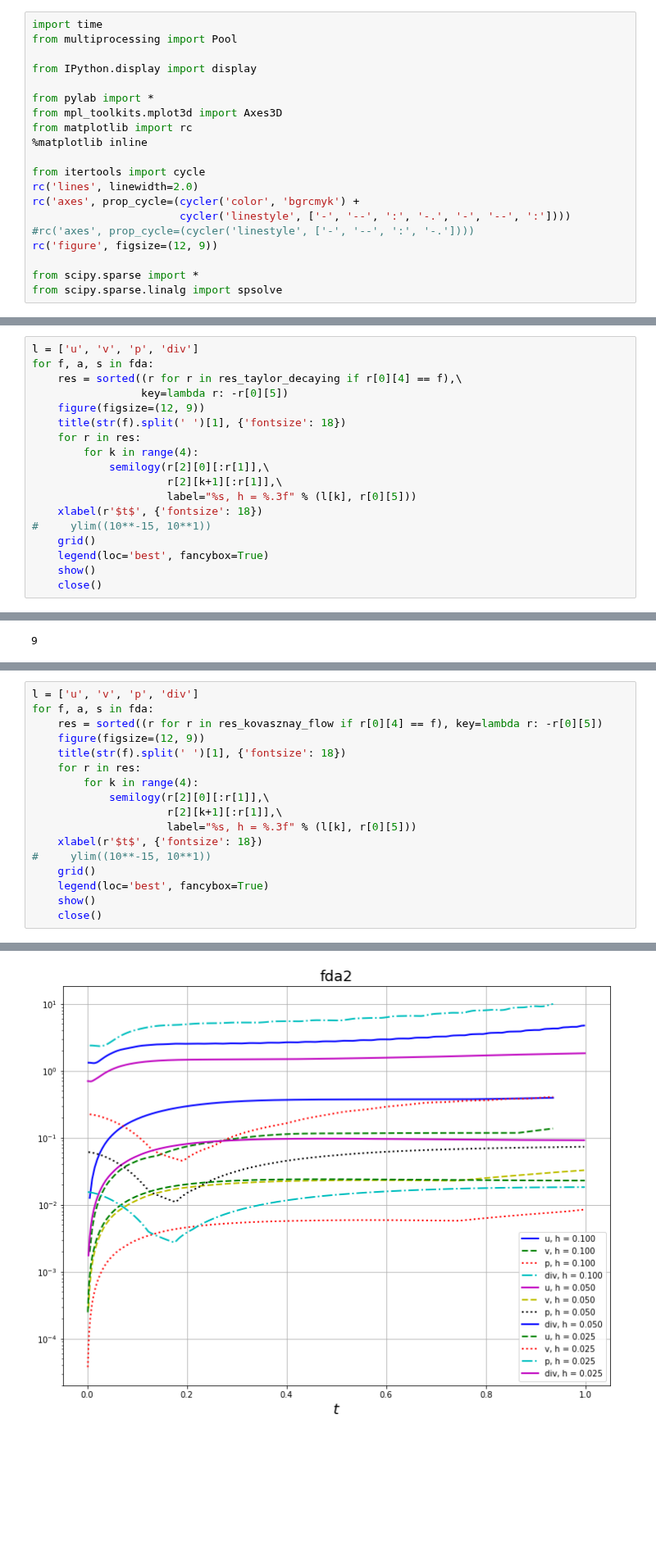
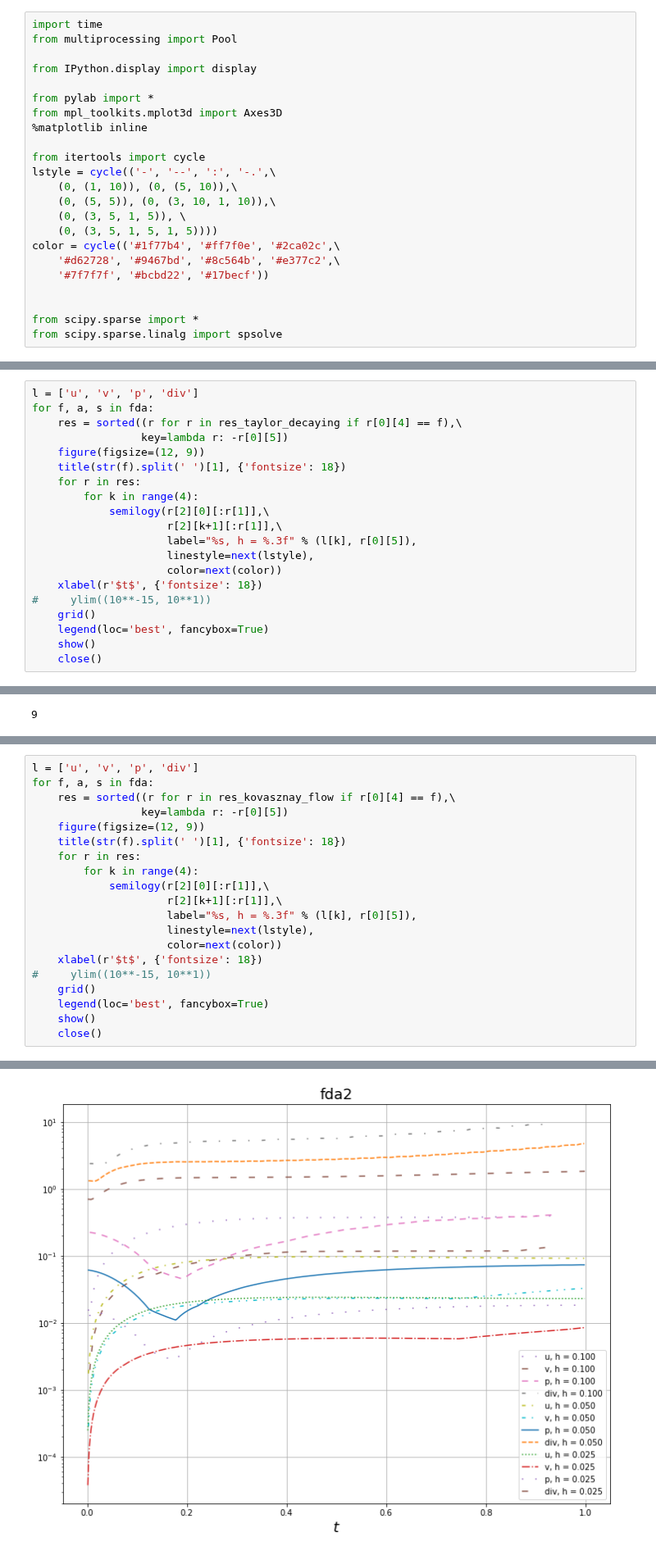
Before and after one commit to blinkovua/sharing-blinkov, a Jupyter notebook: NavierStokes.ipynb, the cells around one changed output, grey strips where cells are left out. Shown at 82% size. Saved outputs shown, nothing was run; the diff lists cells and outputs as text; blank space fills up the shorter version.

```diff
--- a/NavierStokes.ipynb
+++ b/NavierStokes.ipynb
@@ -6,15 +6,18 @@ from IPython.display import display
 
 from pylab import *
 from mpl_toolkits.mplot3d import Axes3D
-from matplotlib import rc
 %matplotlib inline
 
 from itertools import cycle
-rc('lines', linewidth=2.0)
-rc('axes', prop_cycle=(cycler('color', 'bgrcmyk') +
-                       cycler('linestyle', ['-', '--', ':', '-.', '-', '--', ':'])))
-#rc('axes', prop_cycle=(cycler('linestyle', ['-', '--', ':', '-.'])))
-rc('figure', figsize=(12, 9))
+lstyle = cycle(('-', '--', ':', '-.',\
+    (0, (1, 10)), (0, (5, 10)),\
+    (0, (5, 5)), (0, (3, 10, 1, 10)),\
+    (0, (3, 5, 1, 5)), \
+    (0, (3, 5, 1, 5, 1, 5))))
+color = cycle(('#1f77b4', '#ff7f0e', '#2ca02c',\
+    '#d62728', '#9467bd', '#8c564b', '#e377c2',\
+    '#7f7f7f', '#bcbd22', '#17becf'))
+
 
 from scipy.sparse import *
 from scipy.sparse.linalg import spsolve
@@ -467,7 +447,9 @@ for f, a, s in fda:
         for k in range(4):
             semilogy(r[2][0][:r[1]],\
                      r[2][k+1][:r[1]],\
-                     label="%s, h = %.3f" % (l[k], r[0][5]))
+                     label="%s, h = %.3f" % (l[k], r[0][5]),
+                     linestyle=next(lstyle),
+                     color=next(color))
     xlabel(r'$t$', {'fontsize': 18})
 #     ylim((10**-15, 10**1))
     grid()
@@ -512,14 +494,17 @@ Time: 151.598 * 6
 # %%
 l = ['u', 'v', 'p', 'div']
 for f, a, s in fda:
-    res = sorted((r for r in res_kovasznay_flow if r[0][4] == f), key=lambda r: -r[0][5])
+    res = sorted((r for r in res_kovasznay_flow if r[0][4] == f),\
+                 key=lambda r: -r[0][5])
     figure(figsize=(12, 9))
     title(str(f).split(' ')[1], {'fontsize': 18})
     for r in res:
         for k in range(4):
             semilogy(r[2][0][:r[1]],\
                      r[2][k+1][:r[1]],\
-                     label="%s, h = %.3f" % (l[k], r[0][5]))
+                     label="%s, h = %.3f" % (l[k], r[0][5]),
+                     linestyle=next(lstyle),
+                     color=next(color))
     xlabel(r'$t$', {'fontsize': 18})
 #     ylim((10**-15, 10**1))
     grid()
@@ -531 +516 @@ for f, a, s in fda:
-[figure, old version]
+[figure, new version]
```
Also changed, not shown: parts of 8 cells of this notebook.
